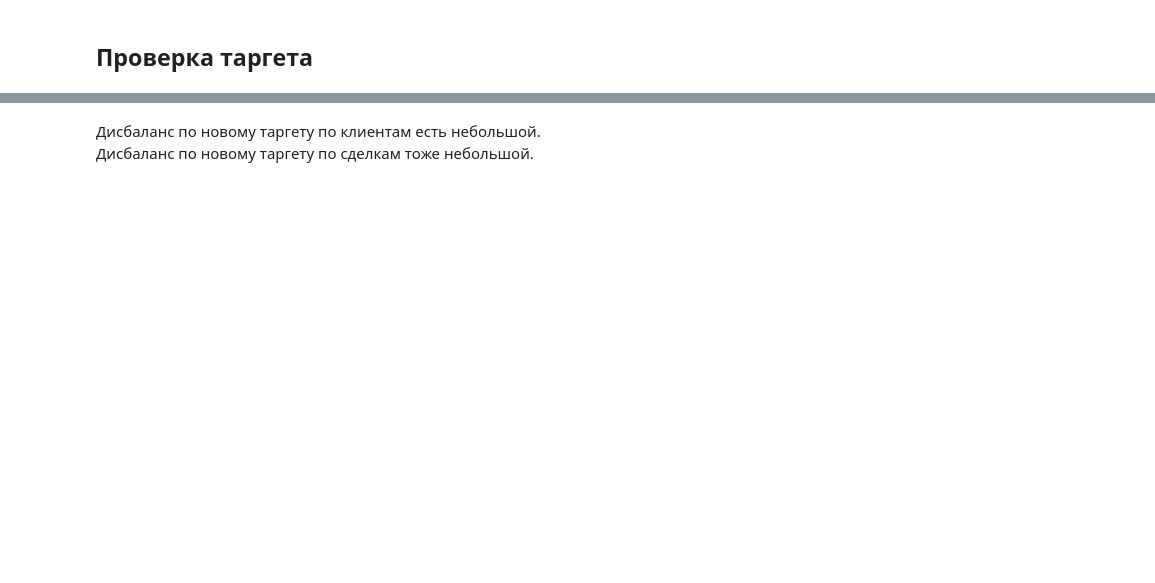
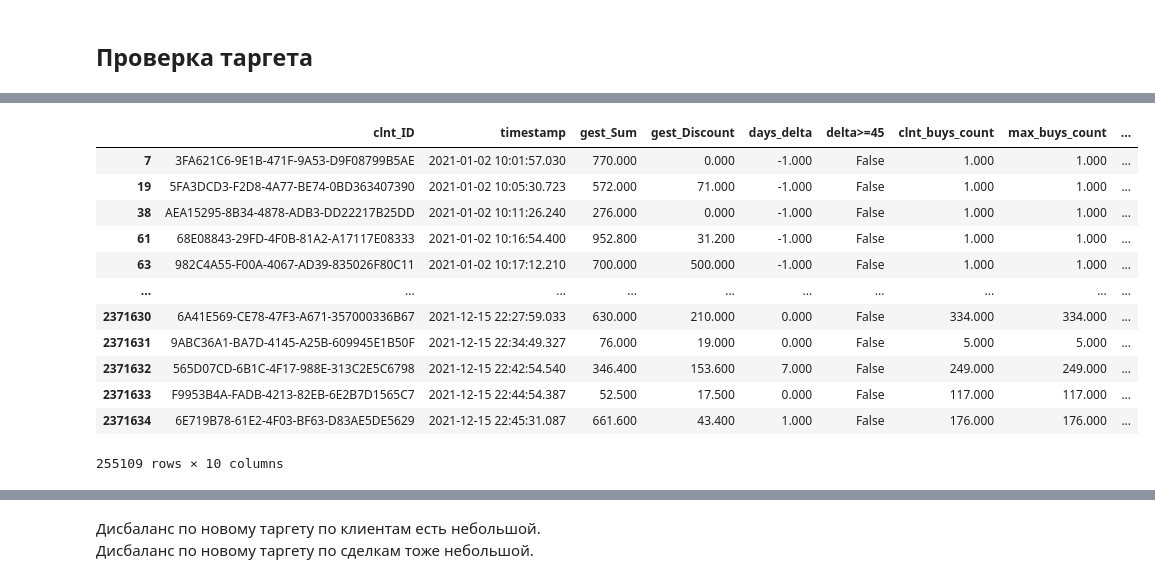
Before and after one commit to snakerzr/cupcake_churn_prediction, a Jupyter notebook: notebook.ipynb, the cells around one changed output, grey strips where cells are left out. Saved outputs shown, nothing was run; the diff lists cells and outputs as text; code cells hidden in the pictures; blank space fills up the shorter version.

```diff
--- a/notebook.ipynb
+++ b/notebook.ipynb
@@ -334,0 +436,19 @@ Name: target_ext, dtype: int64
+# %%
+# Здесь нужно понять последняя ли покупка текущая и не единственная ли она
+df['last_buy_out_of_more_than_1'] = (df['just_1_buy'] == False)&(df['clnt_buys_count'] == df['max_buys_count'])
+# %%
+df[df['clnt_buys_count'] == df['max_buys_count']]
+# %% [output]
+|  | clnt_ID | timestamp | gest_Sum | gest_Discount | days_delta | delta>=45 | clnt_buys_count | max_buys_count | ... |
+| 7 | 3FA621C6-9E1B-471F-9A53-D9F08799B5AE | 2021-01-02 10:01:57.030 | 770.000 | 0.000 | -1.000 | False | 1.000 | 1.000 | ... |
+| 19 | 5FA3DCD3-F2D8-4A77-BE74-0BD363407390 | 2021-01-02 10:05:30.723 | 572.000 | 71.000 | -1.000 | False | 1.000 | 1.000 | ... |
+| 38 | AEA15295-8B34-4878-ADB3-DD22217B25DD | 2021-01-02 10:11:26.240 | 276.000 | 0.000 | -1.000 | False | 1.000 | 1.000 | ... |
+| 61 | 68E08843-29FD-4F0B-81A2-A17117E08333 | 2021-01-02 10:16:54.400 | 952.800 | 31.200 | -1.000 | False | 1.000 | 1.000 | ... |
+| 63 | 982C4A55-F00A-4067-AD39-835026F80C11 | 2021-01-02 10:17:12.210 | 700.000 | 500.000 | -1.000 | False | 1.000 | 1.000 | ... |
+| ... | ... | ... | ... | ... | ... | ... | ... | ... | ... |
+| 2371630 | 6A41E569-CE78-47F3-A671-357000336B67 | 2021-12-15 22:27:59.033 | 630.000 | 210.000 | 0.000 | False | 334.000 | 334.000 | ... |
+| 2371631 | 9ABC36A1-BA7D-4145-A25B-609945E1B50F | 2021-12-15 22:34:49.327 | 76.000 | 19.000 | 0.000 | False | 5.000 | 5.000 | ... |
+| 2371632 | 565D07CD-6B1C-4F17-988E-313C2E5C6798 | 2021-12-15 22:42:54.540 | 346.400 | 153.600 | 7.000 | False | 249.000 | 249.000 | ... |
+| 2371633 | F9953B4A-FADB-4213-82EB-6E2B7D1565C7 | 2021-12-15 22:44:54.387 | 52.500 | 17.500 | 0.000 | False | 117.000 | 117.000 | ... |
+| 2371634 | 6E719B78-61E2-4F03-BF63-D83AE5DE5629 | 2021-12-15 22:45:31.087 | 661.600 | 43.400 | 1.000 | False | 176.000 | 176.000 | ... |
+255109 rows × 10 columns
```
Also changed, not shown: parts of 44 cells of this notebook.
